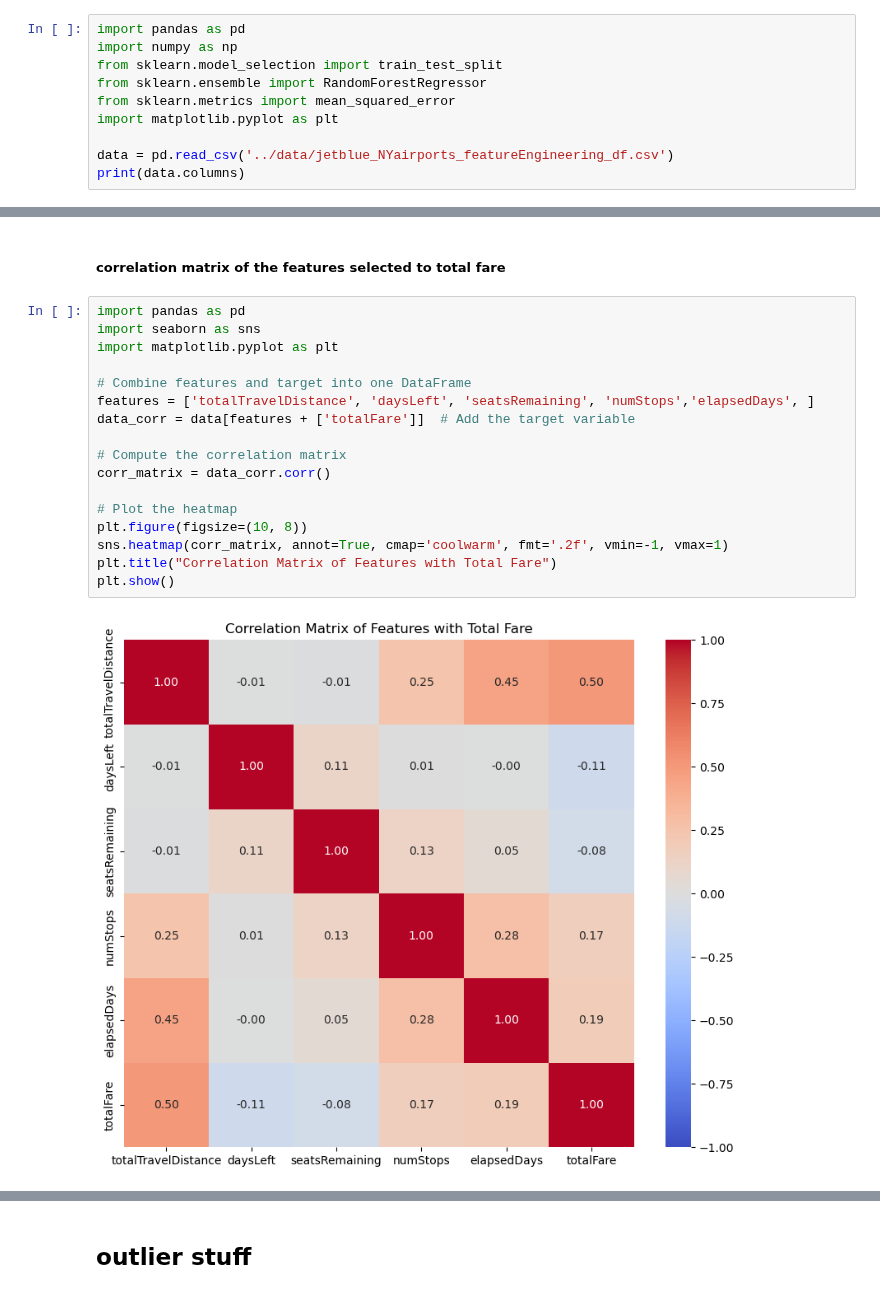
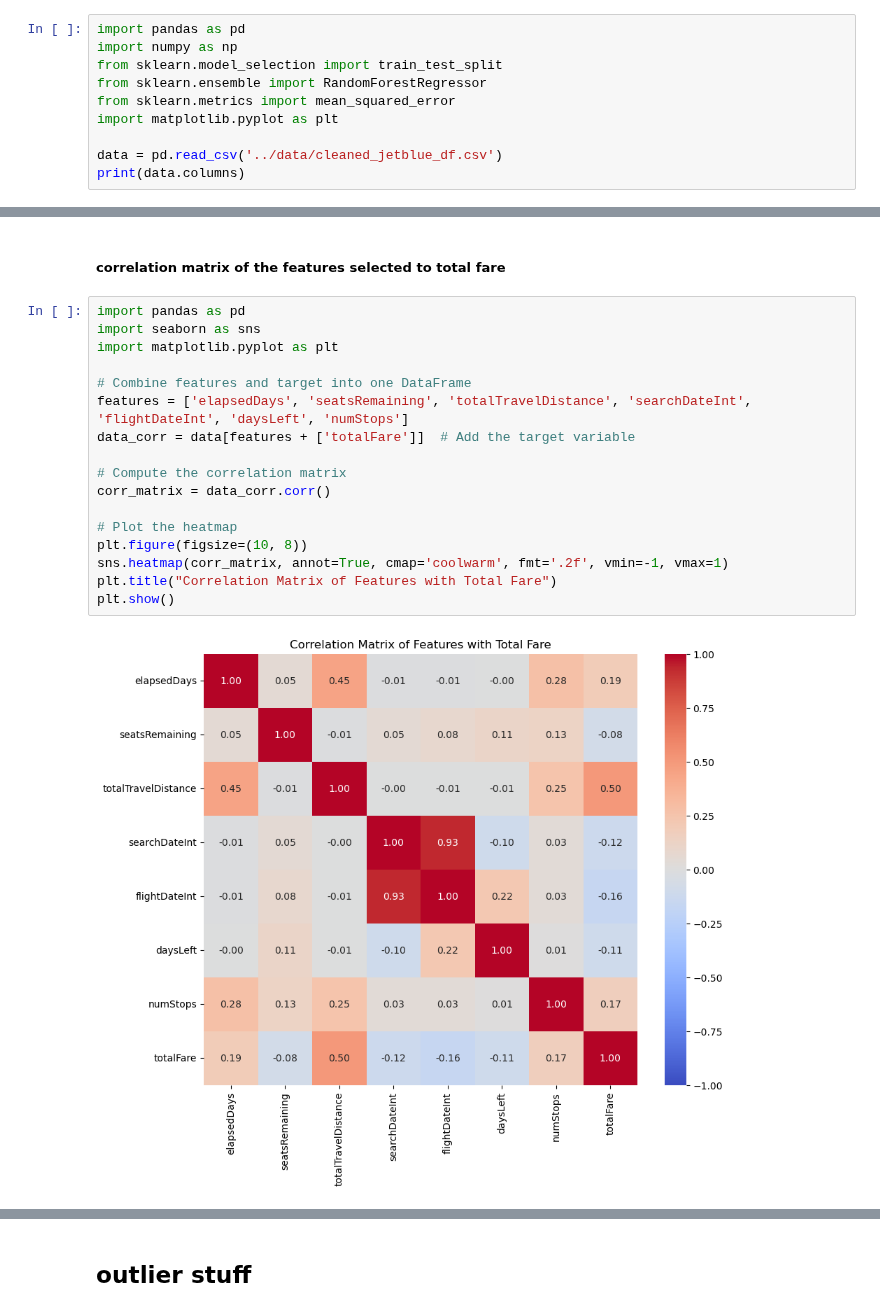
Before and after one commit to chriskuz/intro_to_python_project, a Jupyter notebook: src/model-testing.ipynb, the cells around one changed output, grey strips where cells are left out. Cells and saved outputs as stored; diff of their text form.

```diff
--- a/src/model-testing.ipynb
+++ b/src/model-testing.ipynb
@@ -6,6 +6,6 @@ from sklearn.ensemble import RandomForestRegressor
 from sklearn.metrics import mean_squared_error
 import matplotlib.pyplot as plt
 
-data = pd.read_csv('../data/jetblue_NYairports_featureEngineering_df.csv')
+data = pd.read_csv('../data/cleaned_jetblue_df.csv')
 print(data.columns)
 # %% [output]
@@ -90,22 +101,22 @@ for feature in features:
 # %%
 import pandas as pd
 import seaborn as sns
 import matplotlib.pyplot as plt
 
 # Combine features and target into one DataFrame
-features = ['totalTravelDistance', 'daysLeft', 'seatsRemaining', 'numStops','elapsedDays', ]
+features = ['elapsedDays', 'seatsRemaining', 'totalTravelDistance', 'searchDateInt', 'flightDateInt', 'daysLeft', 'numStops']
 data_corr = data[features + ['totalFare']]  # Add the target variable
 
 # Compute the correlation matrix
 corr_matrix = data_corr.corr()
 
 # Plot the heatmap
 plt.figure(figsize=(10, 8))
 sns.heatmap(corr_matrix, annot=True, cmap='coolwarm', fmt='.2f', vmin=-1, vmax=1)
 plt.title("Correlation Matrix of Features with Total Fare")
 plt.show()
 # %% [output]
-[figure, old version]
+[figure, new version]
 # %%
 # Correlation of each feature with totalFare
 correlation_with_target = corr_matrix['totalFare'].sort_values(ascending=False)
```
Also changed, not shown: parts of 10 cells of this notebook.
